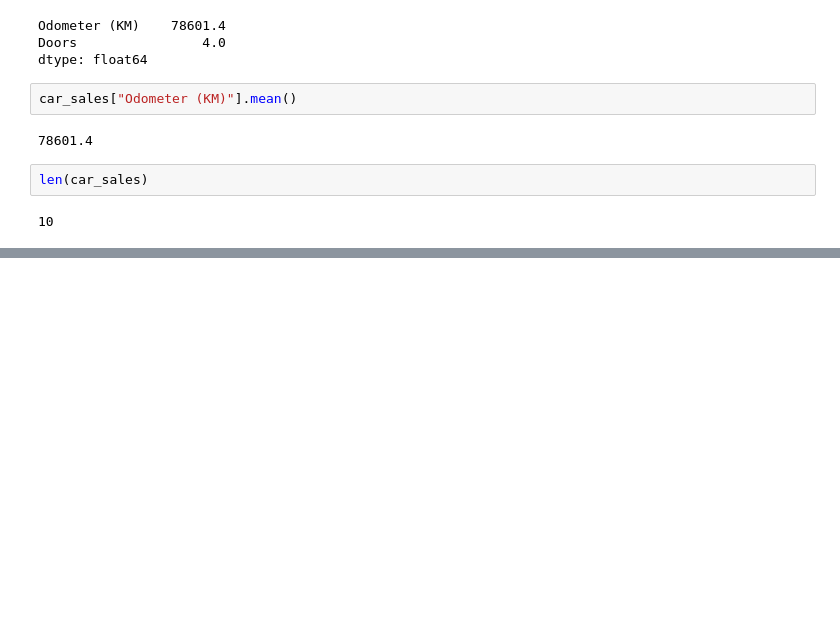
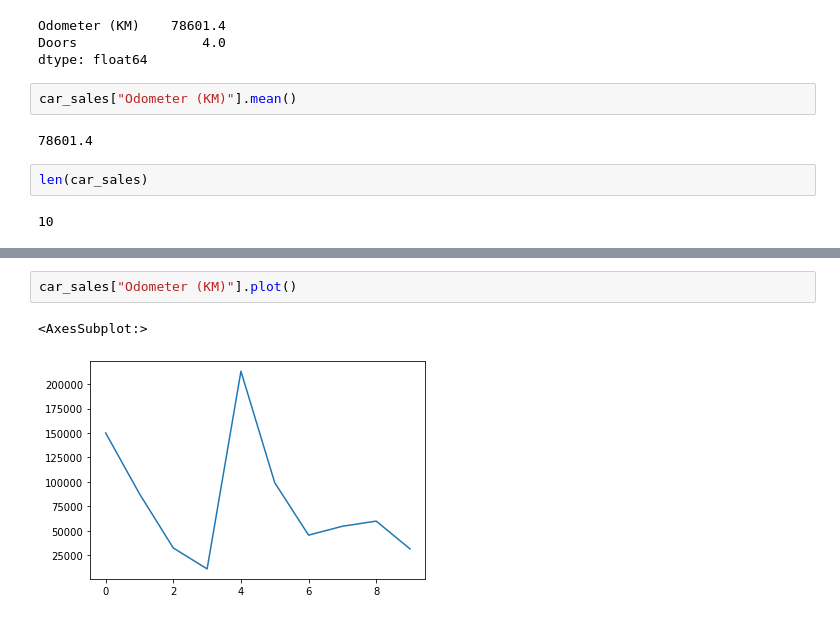
Before and after one commit to bibek-beebayk/Data-Science, a Jupyter notebook: MLSample/Pandas_Intro.ipynb, the cells around one changed output, grey strips where cells are left out. Cells and saved outputs as stored; diff of their text form; blank space fills up the shorter version.

```diff
--- a/MLSample/Pandas_Intro.ipynb
+++ b/MLSample/Pandas_Intro.ipynb
@@ -135,0 +309,5 @@ len(car_sales)
+# %%
+car_sales["Odometer (KM)"].plot()
+# %% [output]
+<AxesSubplot:>
+[figure, added]
```
Also changed, not shown: parts of 26 cells of this notebook.
